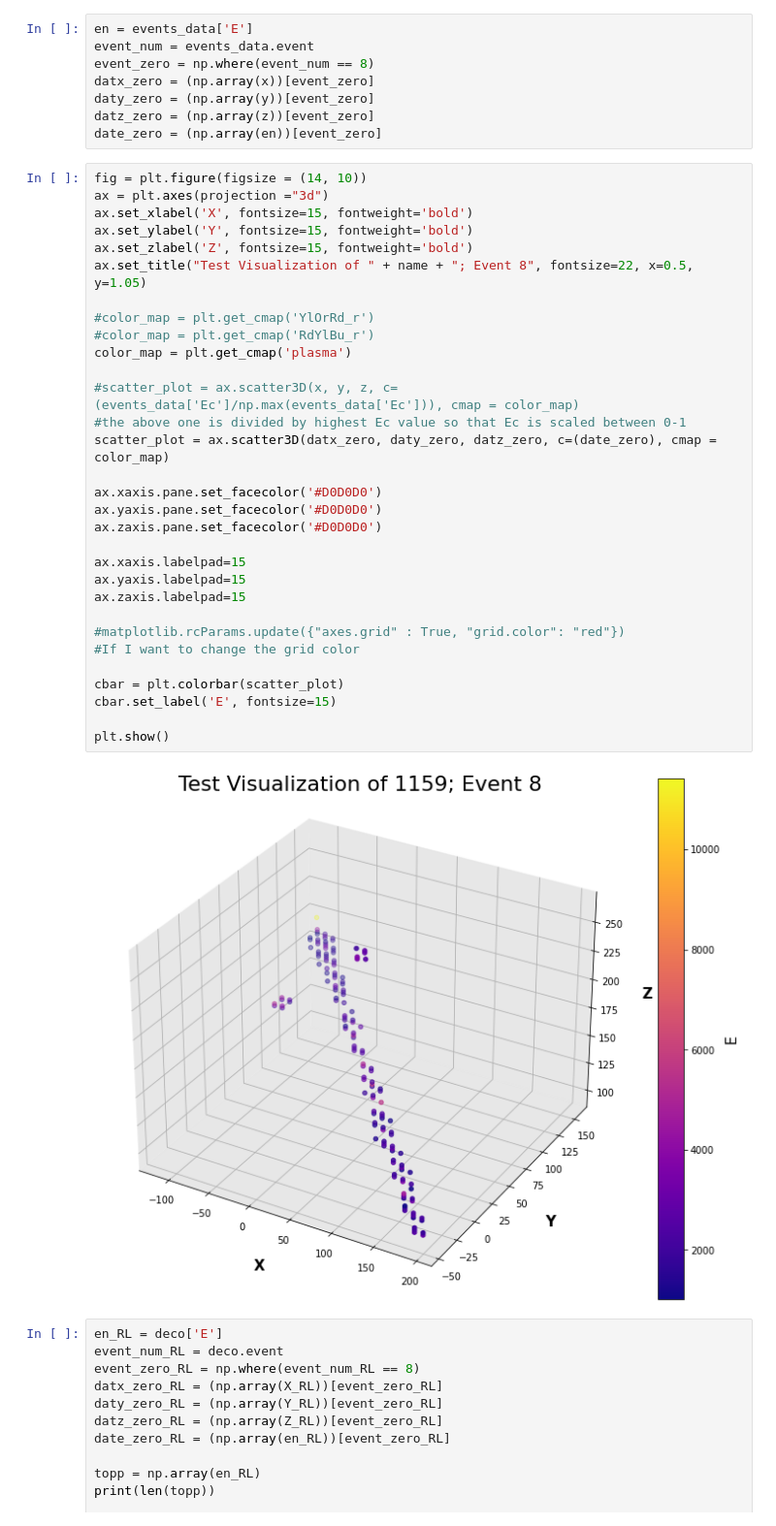
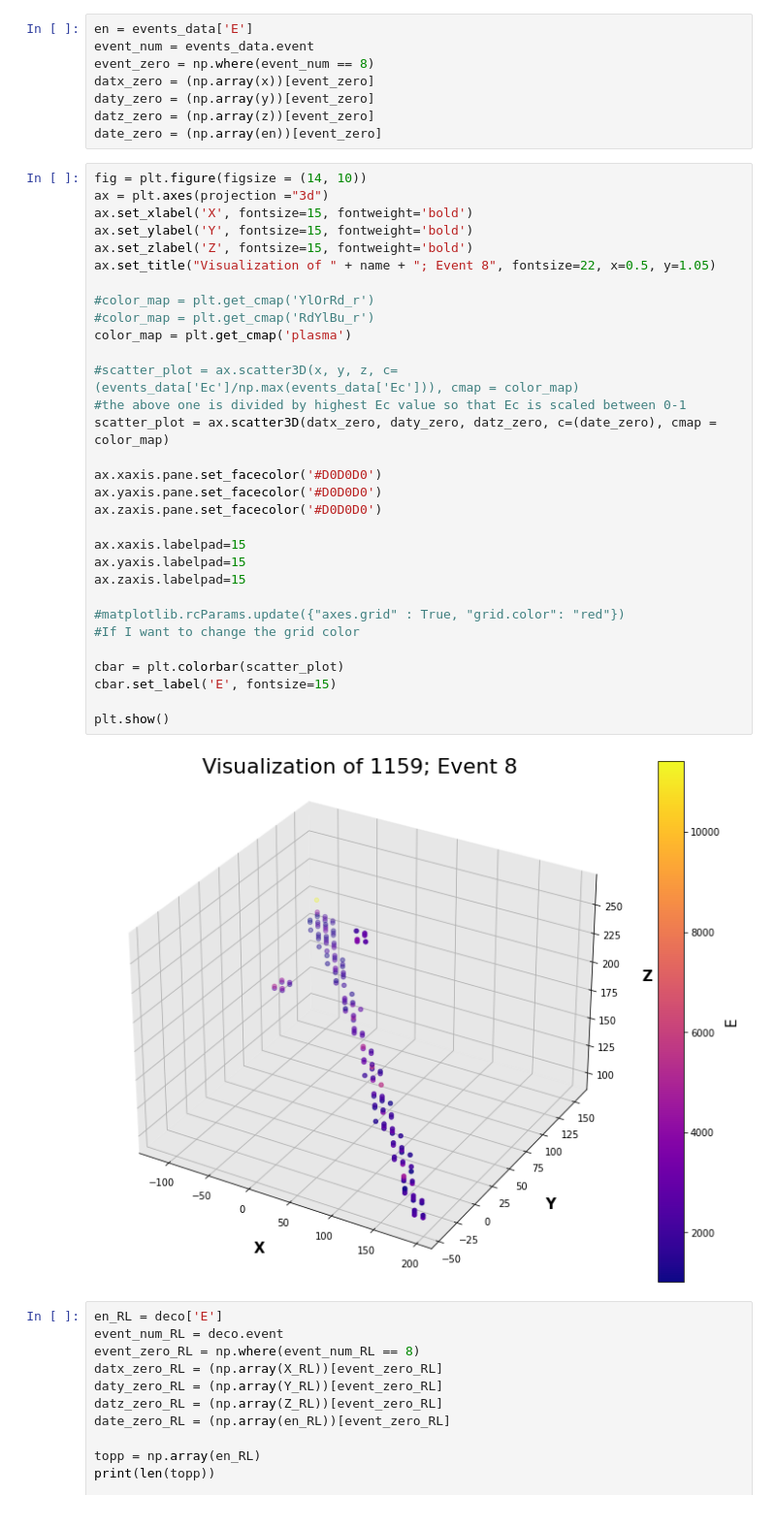
Before and after one commit to alexhigley/SULI-2022, a Jupyter notebook: Muons_3D_Plot.ipynb, the cells around one changed output. Shown at 97% size. Cells and saved outputs as stored; diff of their text form.

```diff
--- a/Muons_3D_Plot.ipynb
+++ b/Muons_3D_Plot.ipynb
@@ -262,35 +262,35 @@ date_zero = (np.array(en))[event_zero]
 fig = plt.figure(figsize = (14, 10))
 ax = plt.axes(projection ="3d")
 ax.set_xlabel('X', fontsize=15, fontweight='bold')
 ax.set_ylabel('Y', fontsize=15, fontweight='bold')
 ax.set_zlabel('Z', fontsize=15, fontweight='bold')
-ax.set_title("Test Visualization of " + name + "; Event 8", fontsize=22, x=0.5, y=1.05)
+ax.set_title("Visualization of " + name + "; Event 8", fontsize=22, x=0.5, y=1.05)
 
 #color_map = plt.get_cmap('YlOrRd_r')
 #color_map = plt.get_cmap('RdYlBu_r')
 color_map = plt.get_cmap('plasma')
 
 #scatter_plot = ax.scatter3D(x, y, z, c=(events_data['Ec']/np.max(events_data['Ec'])), cmap = color_map)
 #the above one is divided by highest Ec value so that Ec is scaled between 0-1
 scatter_plot = ax.scatter3D(datx_zero, daty_zero, datz_zero, c=(date_zero), cmap = color_map)
 
 ax.xaxis.pane.set_facecolor('#D0D0D0')
 ax.yaxis.pane.set_facecolor('#D0D0D0')
 ax.zaxis.pane.set_facecolor('#D0D0D0')
 
 ax.xaxis.labelpad=15
 ax.yaxis.labelpad=15
 ax.zaxis.labelpad=15
 
 #matplotlib.rcParams.update({"axes.grid" : True, "grid.color": "red"})
 #If I want to change the grid color
 
 cbar = plt.colorbar(scatter_plot)
 cbar.set_label('E', fontsize=15)
 
 plt.show()
 # %% [output]
-[figure, old version]
+[figure, new version]
 # %%
 en_RL = deco['E']
 event_num_RL = deco.event
```
Also changed, not shown: parts of 3 cells of this notebook.
